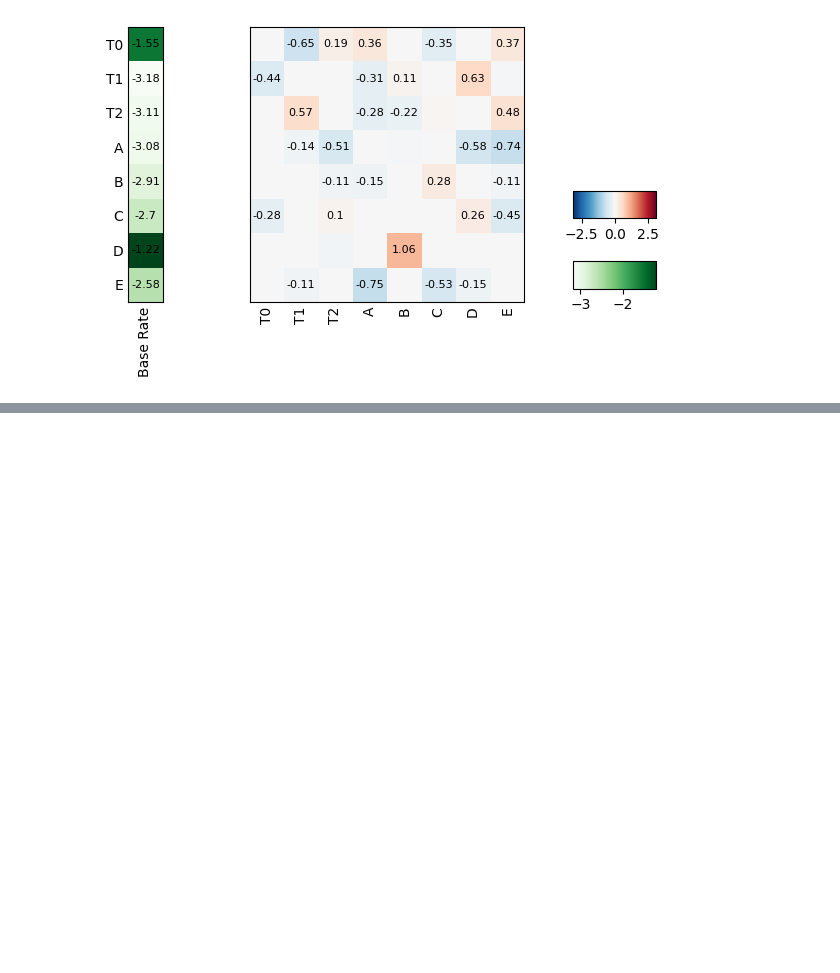
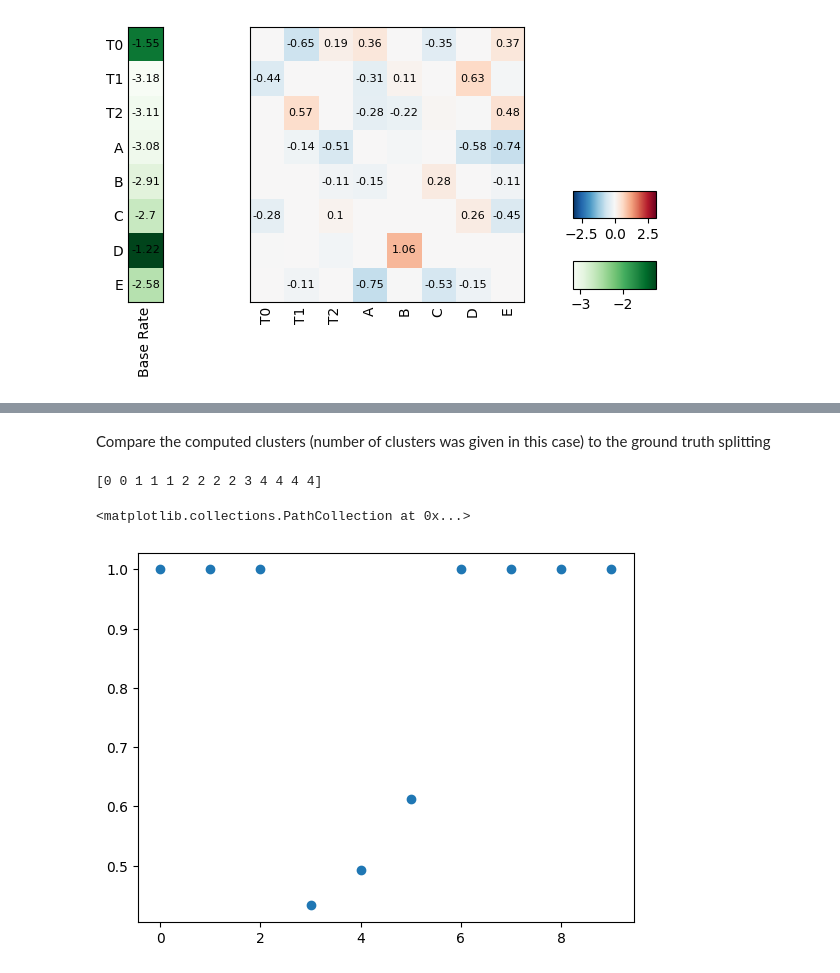
Before and after one commit to MichaelBonart/BachelorThesis, a Jupyter notebook: src/noise_trend.ipynb, the cells around one changed output, grey strips where cells are left out. Drawn from its saved outputs; the diff is of its cells as text; code cells hidden in the pictures; blank space fills up the shorter version.

Commit message:
code for overall evaluation (on sample size and noise level) with more easily describable multiplicative noise

```diff
--- a/src/noise_trend.ipynb
+++ b/src/noise_trend.ipynb
@@ -23,7 +23,8 @@ cl_generator = cmg.ClusterableMhnGenerator(3,5)
 rand_generator = rmg.RandomMHNGenerator(cl_generator.getEvents())
 rand_generator.loadfrom("mbonart_checkpoints/rmg1")
 cl_generator.setClusterMHN(rand_generator.getMHN())
-cl_generator.splitClusters([2,3,4,1,4])
+given_clustersizes=[2,3,4,1,4]
+cl_generator.splitClusters(given_clustersizes)
 cl_generator.randomizeBaseRates()   #leave out this line for already computed results
 
 test_events = cl_generator.getEvents(cmg.DOM.TEST)
@@ -94,5 +96,8 @@ training MHN for event E_3
 # %%
 #look at clusters
+
+linkages=[]
+cut_trees=[]
 
 for i,dist_measurer in enumerate(dist_measurers):
     print(f"Noise {i*noise_inc}:")
@@ -101,8 +106,12 @@ for i,dist_measurer in enumerate(dist_measurers):
     sns.heatmap(dist_measurer._dist_mat)
     plt.show()
     linkage = scipy.cluster.hierarchy.linkage(dist_measurer._dist_mat, method="single")
+    cut_tree = np.concatenate(scipy.cluster.hierarchy.cut_tree(linkage, n_clusters=5))
     scipy.cluster.hierarchy.dendrogram(linkage, labels= [f"${ev}$" for ev in dist_measurer._events])
+    linkages.append(linkage)
+    cut_trees.append(cut_tree)
     plt.show()
+    print(cut_tree)
 # %% [output]
 Noise 0.0:
 [figure]
@@ -139,0 +134,18 @@ for ev in dist_measurers[0]._events:
+# %% [markdown]
+Compare the computed clusters (number of clusters was given in this case) to the ground truth splitting
+# %%
+from sklearn.metrics.cluster import adjusted_rand_score
+
+cluster_solution=np.concatenate([[i]*c_size for i, c_size in enumerate(given_clustersizes)])
+print(cluster_solution)
+
+ar_scores=[]
+
+for cut_tree in cut_trees:
+    ar_scores.append(adjusted_rand_score(cluster_solution,cut_tree))
+
+plt.scatter(range(10), ar_scores)
+# %% [output]
+[0 0 1 1 1 2 2 2 2 3 4 4 4 4]
+<matplotlib.collections.PathCollection at 0x...>
+[figure, added]
```
Also changed, not shown: parts of 3 cells of this notebook, 4 other files.
